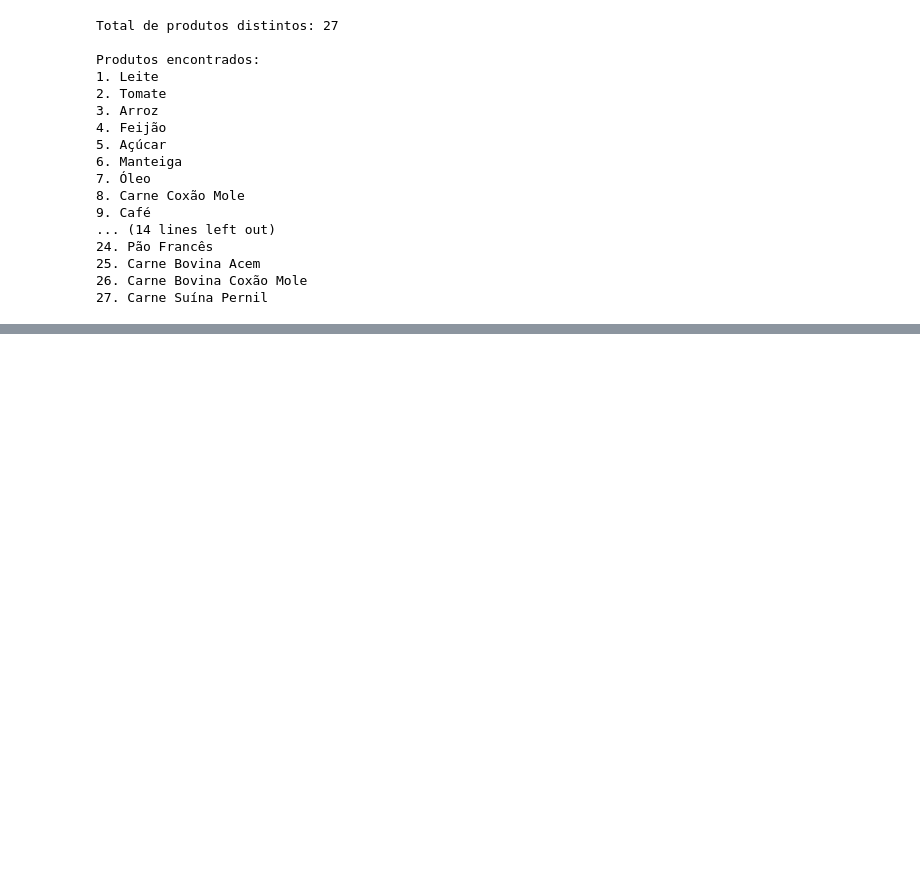
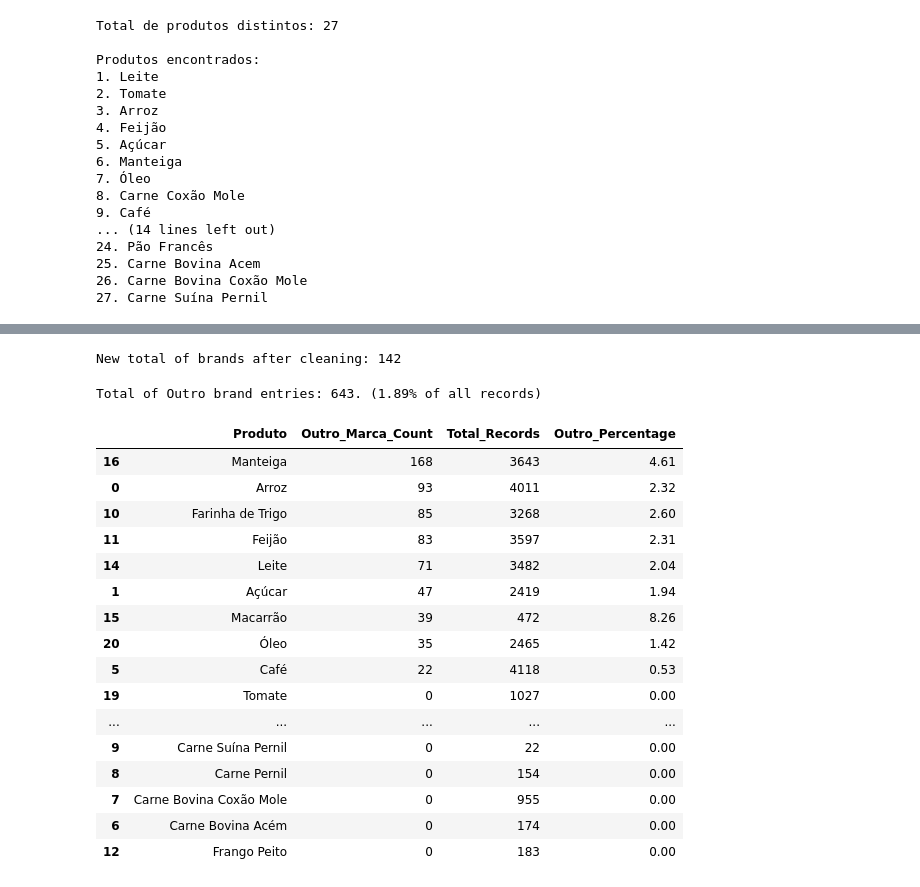
Before and after one commit to gusdorio/SupervisedExploration, a Jupyter notebook: statistical_analysis.ipynb, the cells around one changed output, grey strips where cells are left out. Drawn from its saved outputs; the diff is of its cells as text; code cells hidden in the pictures; blank space fills up the shorter version.

```diff
--- a/statistical_analysis.ipynb
+++ b/statistical_analysis.ipynb
@@ -299,0 +332,12 @@ array(['Leite', 'Tomate', 'Arroz', 'Feijão', 'Açúcar', 'Manteiga', 'Óleo',
+# %%
+# Convert all brands to string type to handle mixed data types
+df['Marca'] = df['Marca'].astype(str)
+
+# Get unique brands and sort alphabetically
+unique_brands = pd.DataFrame(df['Marca'].unique())
+unique_brands = unique_brands.sort_values(by=0).reset_index(drop=True)
+
+print(f'Total unique brands: {len(unique_brands)}')
+
+unique_brands_array = unique_brands.values.flatten()
+unique_brands_array
@@ -299,0 +363,68 @@ array(['Leite', 'Tomate', 'Arroz', 'Feijão', 'Açúcar', 'Manteiga', 'Óleo',
+# %%
+df['Marca'] = df['Marca'].replace({'3 corações': '3 Corações'})
+df['Marca'] = df['Marca'].replace({'Albaruska ': 'Albaruska'})
+df['Marca'] = df['Marca'].replace({'Alto Alegre ': 'Alto Alegre'})
+df['Marca'] = df['Marca'].replace({'Camil ': 'Camil'})
+df['Marca'] = df['Marca'].replace({'DaVaca': 'Da Vaca'})
+df['Marca'] = df['Marca'].replace({'Davaca': 'Da Vaca'})
+df['Marca'] = df['Marca'].replace({'Emporio São João': 'Empório São João'})
+df['Marca'] = df['Marca'].replace({'Grão De Campo': 'Grão Do Campo'})
+df['Marca'] = df['Marca'].replace({'Grão de Campo': 'Grão Do Campo'})
+df['Marca'] = df['Marca'].replace({'Grão de Campo ': 'Grão Do Campo'})
+df['Marca'] = df['Marca'].replace({'Grão do Campo': 'Grão Do Campo'})
+df['Marca'] = df['Marca'].replace({'Guarani ': 'Guarani'})
+df['Marca'] = df['Marca'].replace({'Knor': 'Knorr'})
+df['Marca'] = df['Marca'].replace({'Lider': 'Líder'})
+df['Marca'] = df['Marca'].replace({'Outra': 'Outro'})
+df['Marca'] = df['Marca'].replace({'Outro2': 'Outro'})
+df['Marca'] = df['Marca'].replace({'Pateko': 'Patéko'})
+df['Marca'] = df['Marca'].replace({'Paulista ': 'Paulista'})
+df['Marca'] = df['Marca'].replace({'Piracanjuba ': 'Piracanjuba'})
+df['Marca'] = df['Marca'].replace({'Prato Fino ': 'Prato Fino'})
+df['Marca'] = df['Marca'].replace({'Qualita': 'Qualitá'})
+df['Marca'] = df['Marca'].replace({'Renata ': 'Renata'})
+df['Marca'] = df['Marca'].replace({'Saboroso ': 'Saboroso'})
+df['Marca'] = df['Marca'].replace({'Serrazul\n': 'Serrazul'})
+df['Marca'] = df['Marca'].replace({'São': 'São Joaquim'})
+df['Marca'] = df['Marca'].replace({'São Joaquim ': 'São Joaquim'})
+df['Marca'] = df['Marca'].replace({'Urbano ': 'Urbano'})
+df['Marca'] = df['Marca'].replace({'Vasconcelos ': 'Vasconcelos'})
+
+print(f'New total of brands after cleaning: {len(df["Marca"].unique())}')
+# %% [output]
+New total of brands after cleaning: 142
+# %%
+# Count 'Outro' values for each 'Produto' class (strip and lowercase to catch variants)
+outro_counts_by_product = df.groupby('Produto')['Marca'].apply(lambda x: x.str.strip().str.lower().eq('outro').sum())
+total_by_product = df.groupby('Produto').size()
+
+outro_summary_table = pd.DataFrame({
+    'Produto': outro_counts_by_product.index,
+    'Outro_Marca_Count': outro_counts_by_product.values,
+    'Total_Records': total_by_product.values,
+    'Outro_Percentage': (outro_counts_by_product.values / total_by_product.values * 100).round(2)
+})
+
+print(f'Total of Outro brand entries: {outro_summary_table["Outro_Marca_Count"].sum()}. ({(outro_summary_table["Outro_Marca_Count"].sum() / len(df) * 100).round(2)}% of all records)')
+
+outro_summary_table = outro_summary_table.sort_values('Outro_Marca_Count', ascending=False)
+outro_summary_table
+# %% [output]
+Total of Outro brand entries: 643. (1.89% of all records)
+|  | Produto | Outro_Marca_Count | Total_Records | Outro_Percentage |
+| 16 | Manteiga | 168 | 3643 | 4.61 |
+| 0 | Arroz | 93 | 4011 | 2.32 |
+| 10 | Farinha de Trigo | 85 | 3268 | 2.60 |
+| 11 | Feijão | 83 | 3597 | 2.31 |
+| 14 | Leite | 71 | 3482 | 2.04 |
+| 1 | Açúcar | 47 | 2419 | 1.94 |
+| 15 | Macarrão | 39 | 472 | 8.26 |
+| 20 | Óleo | 35 | 2465 | 1.42 |
+| 5 | Café | 22 | 4118 | 0.53 |
+| 19 | Tomate | 0 | 1027 | 0.00 |
+| ... | ... | ... | ... | ... |
+| 9 | Carne Suína Pernil | 0 | 22 | 0.00 |
+| 8 | Carne Pernil | 0 | 154 | 0.00 |
+| 7 | Carne Bovina Coxão Mole | 0 | 955 | 0.00 |
+| 6 | Carne Bovina Acém | 0 | 174 | 0.00 |
+| 12 | Frango Peito | 0 | 183 | 0.00 |
```
Also changed, not shown: parts of 58 cells of this notebook, 2 other files.
